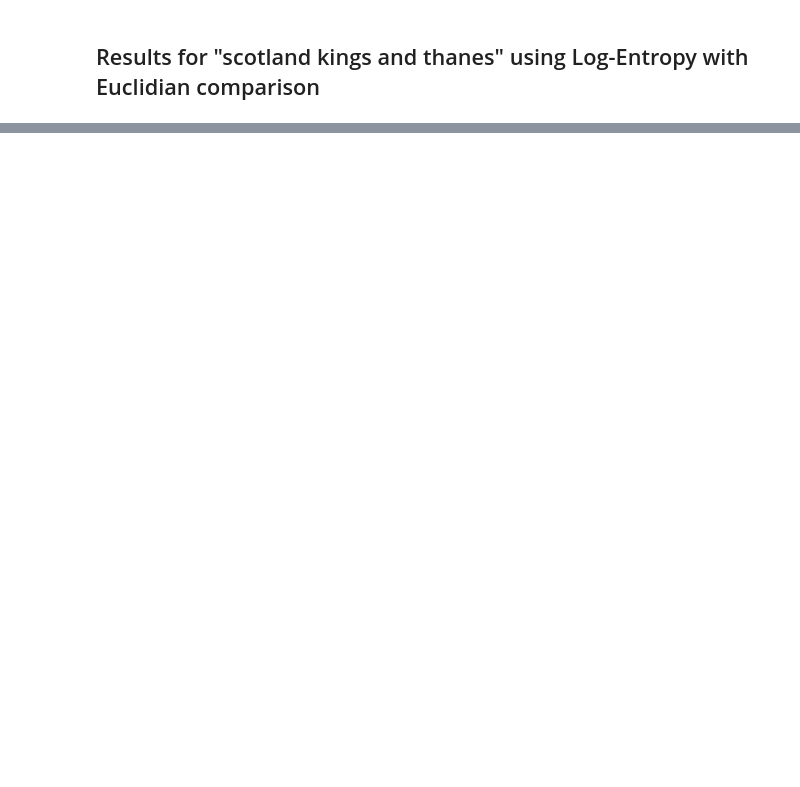
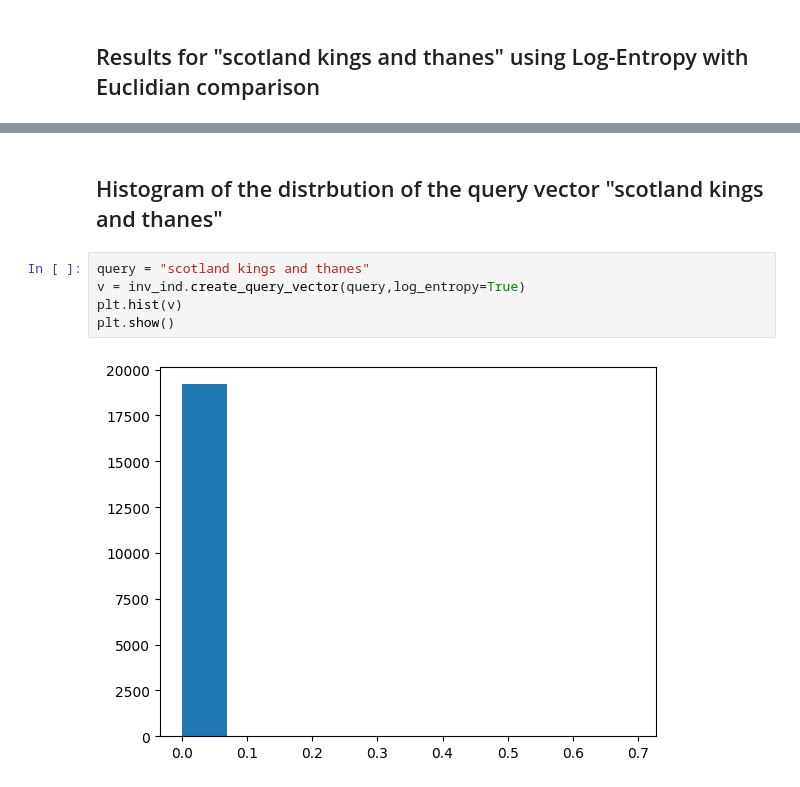
Before and after one commit to IYanakiev34/InfoRet1, a Jupyter notebook: lab2/code-ex/lec2-ex/SearchHomework.ipynb, the cells around one changed output, grey strips where cells are left out. Saved outputs shown, nothing was run; the diff lists cells and outputs as text; blank space fills up the shorter version.

```diff
--- a/lab2/code-ex/lec2-ex/SearchHomework.ipynb
+++ b/lab2/code-ex/lec2-ex/SearchHomework.ipynb
@@ -428,0 +420,9 @@ print(inv_ind.kendalltau_comparison(a,b))
+# %% [markdown]
+## Histogram of the distrbution of the query vector "scotland kings and thanes"
+# %%
+query = "scotland kings and thanes"
+v = inv_ind.create_query_vector(query,log_entropy=True)
+plt.hist(v)
+plt.show()
+# %% [output]
+[figure, added]
```
Also changed, not shown: parts of 21 cells of this notebook, 3 other files.
